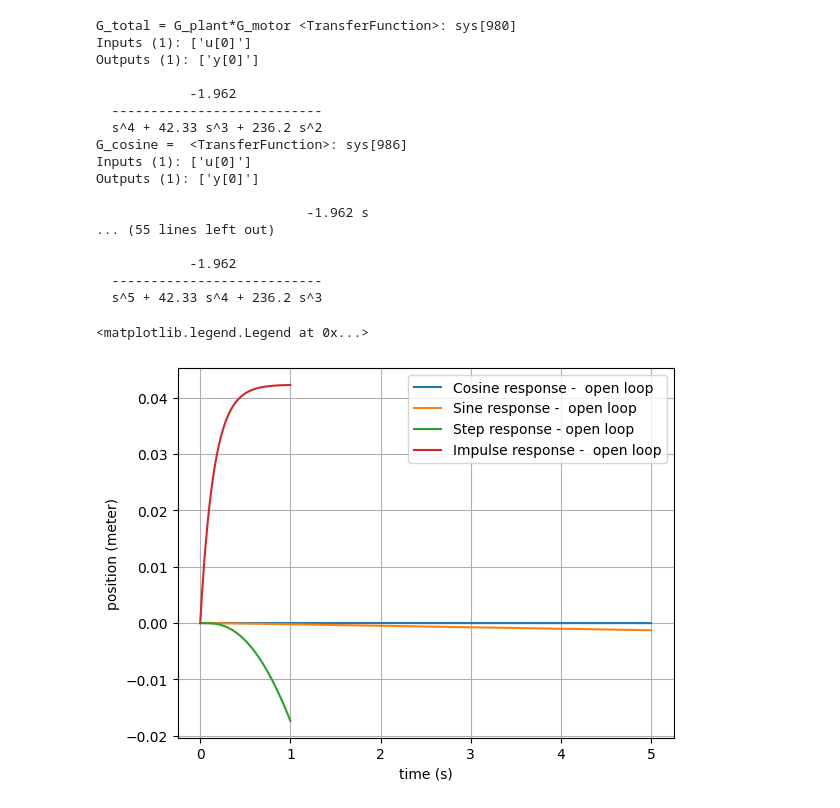
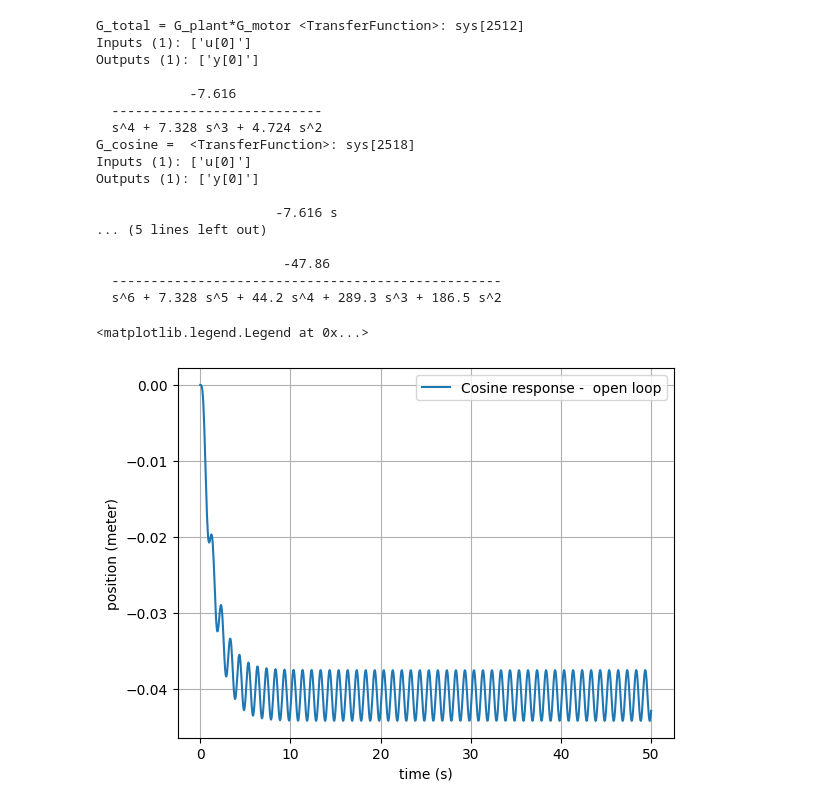
Before and after one commit to TijnAltenaAO/python-modeling, a Jupyter notebook: controlsystemsmodeling.ipynb, the cells around one changed output. Saved outputs shown, nothing was run; the diff lists cells and outputs as text; code cells hidden in the pictures.

```diff
--- a/controlsystemsmodeling.ipynb
+++ b/controlsystemsmodeling.ipynb
@@ -65,8 +106,8 @@ import numpy as np
 from control import *
 import matplotlib.pyplot as plt
 
-K = 0.28
-T_m = 0.1512
+K =5 # experimental lol
+T_m = 0.1512 # 0.1512
 
 num = [K]
 den = [1,1/T_m]
@@ -85,22 +126,24 @@ Y_pulse = G_motor * step
 
 f = 1 # frequency
 a =  2*np.pi*f # angular frequency
-cos = tf([1,0],[1,0,a**2])
+cos =  tf([1,0],[1,0,a**2])
 Y_cosine = G_motor * cos
 sine = tf([a],[1,0,a**2])
 Y_sine = G_motor * sine
 
 
 #open loop response = the system's output behavior without any feedback, measured after a step change in the systems input (= at the controller's output )
-t,y = step_response(G_motor,T=1,T_num=200, X0=0)     #X0 can be set as initial condition
-t2,yc = impulse_response(G_motor,T=1,T_num=200)
+t,y = step_response(G_motor,T=5,T_num=1000, X0=0)     #X0 can be set as initial condition
+t2,yc = impulse_response(G_motor,T=5,T_num=1000)
 t4,yc3 = impulse_response(Y_cosine, T=5, T_num=1000)
 t3,yc2 = impulse_response(Y_sine, T=5, T_num=1000)
 
+yc3 = yc3 * 6
+
 plt.plot(t4,yc3, label='Cosine response -  open loop')
-plt.plot(t3,yc2, label='Sine response -  open loop')
-plt.plot(t,y, label='Step response - open loop')
-plt.plot(t2,yc, label='Impulse response -  open loop')
+# plt.plot(t3,yc2, label='Sine response -  open loop')
+# plt.plot(t,y, label='Step response - open loop')
+# plt.plot(t2,yc, label='Impulse response -  open loop')
 plt.grid()
 plt.xlabel('time (s)')
 plt.ylabel('angle (rad)')
@@ -142,62 +185,53 @@ pulse = tf([1],[1])
 Y_pulse = G_total * step
 
 
-f = 5 # frequency
+f = 1 # frequency
 a =  2*np.pi*f # angular frequency
 cos = tf([1,0],[1,0,a**2]) # scale sine by a factor np.pi/12
 Y_cosine = G_total * cos
 print('G_cosine = ', Y_cosine)
 
 sine = tf([a],[1,0,a**2])
 Y_sine = G_total * sine
 print('G_sine = ', Y_sine)
 
 
-print('G_total = ', G_total)
-# show actual equations
-print('input pulse = ', step)
-print('total transfer function = ', G_total)
-print('output Y = ', Y_step)
-print('input pulse = ', pulse)
-print('total transfer function = ', G_total)
-print('output Y = ', Y_pulse)
-
 #open loop response = the system's output behavior without any feedback, measured after a step change in the systems input (= at the controller's output )
 t,y = step_response(G_total,T=1,T_num=1000, X0=0)#X0 can be set as initial condition
 
-t4,yc3= impulse_response(Y_cosine, T=5, T_num=1000)
-t3,yc2 = impulse_response(Y_sine, T=5, T_num=1000)
+t4,yc3= impulse_response(Y_cosine, T=50, T_num=1000)
+t3,yc2 = impulse_response(Y_sine, T=50, T_num=1000)
 
-plt.plot(t4,yc3, label='Cosine response -  open loop')
-plt.plot(t3,yc2, label='Sine response -  open loop')
+# plt.plot(t4,yc3, label='Cosine response -  open loop')
+# plt.plot(t3,yc2, label='Sine response -  open loop')
 
 # y_pos = y*6 # scaled by 6 for a 6v step ?
 # t2,yc = impulse_response(G_total,T=1,T_num=200)
-plt.plot(t,y_pos, label='Step response - open loop')
-plt.plot(t2,yc, label='Impulse response -  open loop')
+# plt.plot(t,y_pos, label='Step response - open loop')
+# plt.plot(t2,yc, label='Impulse response -  open loop')
 plt.grid()
 plt.xlabel('time (s)')
 plt.ylabel('position (meter)')
 plt.legend()
 # %% [output]
-G_total = G_plant*G_motor <TransferFunction>: sys[980]
+G_total = G_plant*G_motor <TransferFunction>: sys[2512]
 Inputs (1): ['u[0]']
 Outputs (1): ['y[0]']
 
-            -1.962
+            -7.616
   ---------------------------
-  s^4 + 42.33 s^3 + 236.2 s^2
-G_cosine =  <TransferFunction>: sys[986]
+  s^4 + 7.328 s^3 + 4.724 s^2
+G_cosine =  <TransferFunction>: sys[2518]
 Inputs (1): ['u[0]']
 Outputs (1): ['y[0]']
 
-                           -1.962 s
-... (55 lines left out)
+                       -7.616 s
+... (5 lines left out)
 
-            -1.962
-  ---------------------------
-  s^5 + 42.33 s^4 + 236.2 s^3
+                        -47.86
+  --------------------------------------------------
+  s^6 + 7.328 s^5 + 44.2 s^4 + 289.3 s^3 + 186.5 s^2
 <matplotlib.legend.Legend at 0x...>
-[figure, old version]
+[figure, new version]
 # %%
 # add PI controller (now it is closed loop)
```
Also changed, not shown: parts of 4 cells of this notebook.
